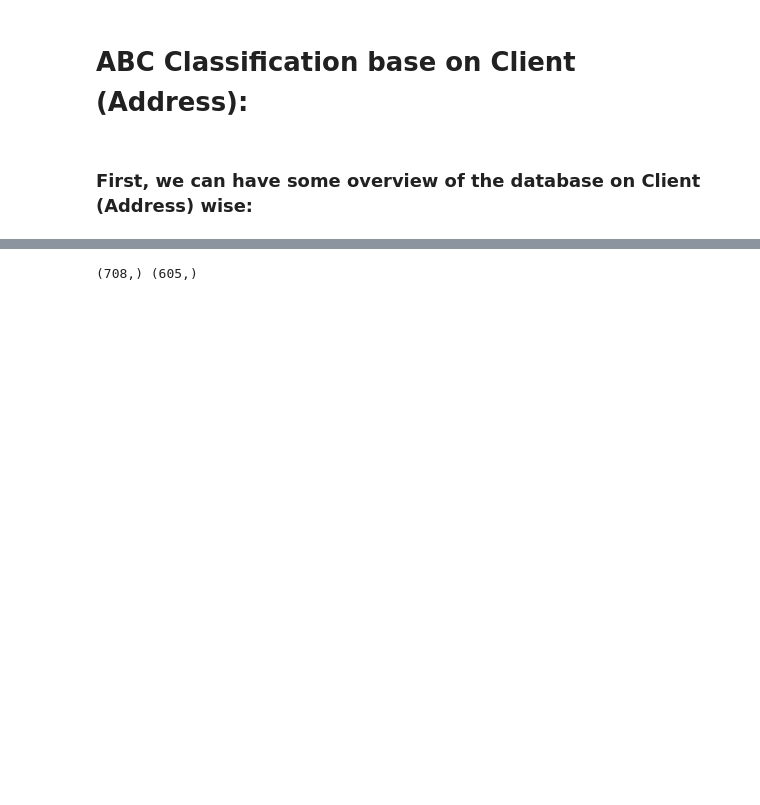
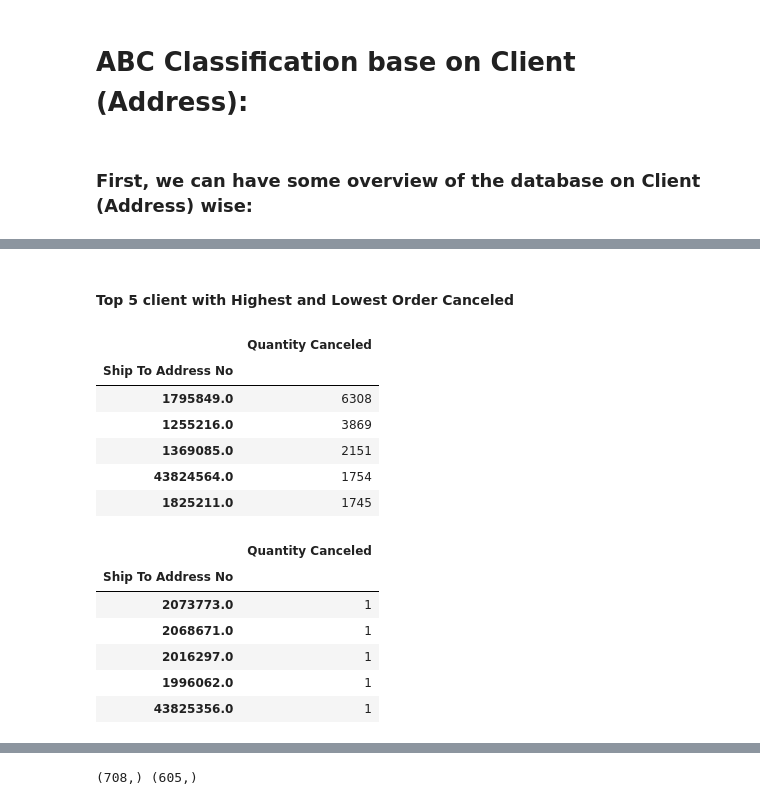
Before and after one commit to dangnguyenhoang/House_pricing_KC, a Jupyter notebook: CEL_/CEL.ipynb, the cells around one changed output, grey strips where cells are left out. Saved outputs shown, nothing was run; the diff lists cells and outputs as text; code cells hidden in the pictures; blank space fills up the shorter version.

```diff
--- a/CEL_/CEL.ipynb
+++ b/CEL_/CEL.ipynb
@@ -492,0 +462,20 @@ Canceled_Df.head(4)
+# %% [markdown]
+#### Top 5 client with Highest and Lowest Order Canceled
+# %%
+display(Canceled_Df[['Ship To Address No','Quantity Canceled']].groupby('Ship To Address No').sum().sort_values(by='Quantity Canceled',ascending=False).head(5))
+display(Canceled_Df[['Ship To Address No','Quantity Canceled']].groupby('Ship To Address No').sum().sort_values(by='Quantity Canceled',ascending=False).tail(5))
+# %% [output]
+|  | Quantity Canceled |
+| Ship To Address No |  |
+| 1795849.0 | 6308 |
+| 1255216.0 | 3869 |
+| 1369085.0 | 2151 |
+| 43824564.0 | 1754 |
+| 1825211.0 | 1745 |
+|  | Quantity Canceled |
+| Ship To Address No |  |
+| 2073773.0 | 1 |
+| 2068671.0 | 1 |
+| 2016297.0 | 1 |
+| 1996062.0 | 1 |
+| 43825356.0 | 1 |
```
Also changed, not shown: parts of 13 cells of this notebook.
